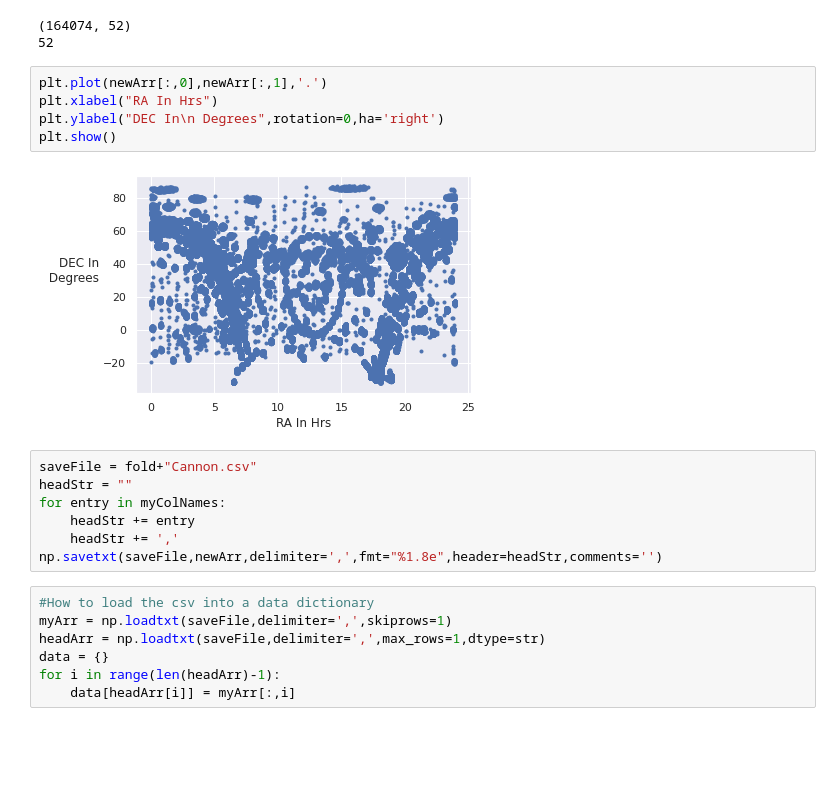
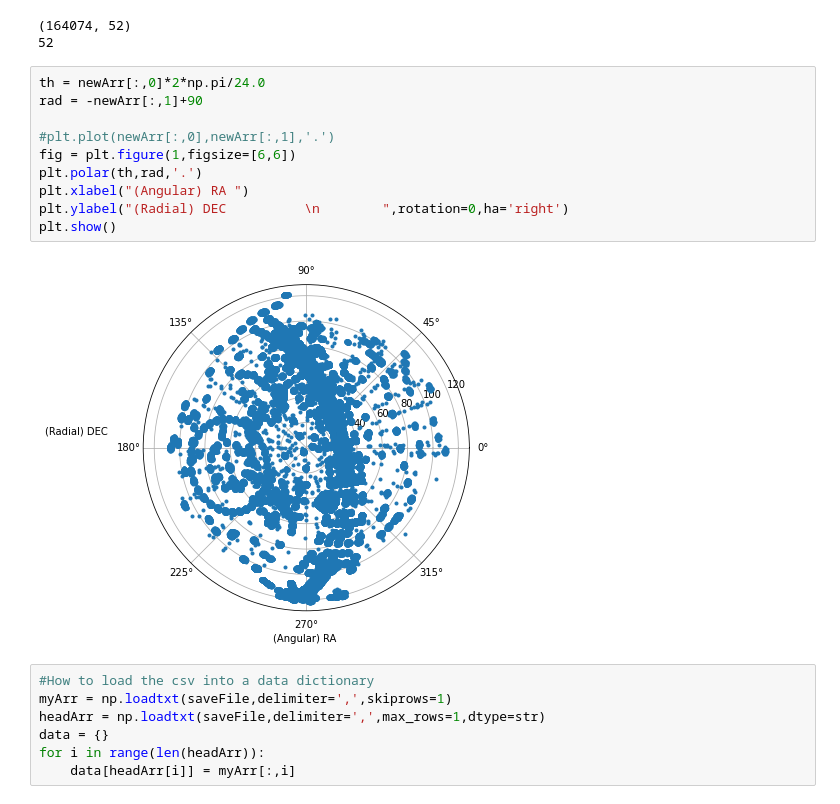
Before and after one commit to nickk124/stellardatamining, a Jupyter notebook: CreateCSV.ipynb, the cells around one changed output. Cells and saved outputs as stored; diff of their text form; blank space fills up the shorter version.

```diff
--- a/CreateCSV.ipynb
+++ b/CreateCSV.ipynb
@@ -158,23 +168,21 @@ print(len(myColNames))
 (164074, 52)
 52
 # %%
-plt.plot(newArr[:,0],newArr[:,1],'.')
-plt.xlabel("RA In Hrs")
-plt.ylabel("DEC In\n Degrees",rotation=0,ha='right')
+th = newArr[:,0]*2*np.pi/24.0
+rad = -newArr[:,1]+90
+
+#plt.plot(newArr[:,0],newArr[:,1],'.')
+fig = plt.figure(1,figsize=[6,6])
+plt.polar(th,rad,'.')
+plt.xlabel("(Angular) RA ")
+plt.ylabel("(Radial) DEC          \n        ",rotation=0,ha='right')
 plt.show()
 # %% [output]
-[figure, old version]
+[figure, new version]
-# %%
-saveFile = fold+"Cannon.csv"
-headStr = ""
-for entry in myColNames:
-    headStr += entry
-    headStr += ','
-np.savetxt(saveFile,newArr,delimiter=',',fmt="%1.8e",header=headStr,comments='')
 # %%
 #How to load the csv into a data dictionary
 myArr = np.loadtxt(saveFile,delimiter=',',skiprows=1)
 headArr = np.loadtxt(saveFile,delimiter=',',max_rows=1,dtype=str)
 data = {}
-for i in range(len(headArr)-1):
+for i in range(len(headArr)):
     data[headArr[i]] = myArr[:,i]
```
Also changed, not shown: parts of 11 cells of this notebook, 1 other file.
